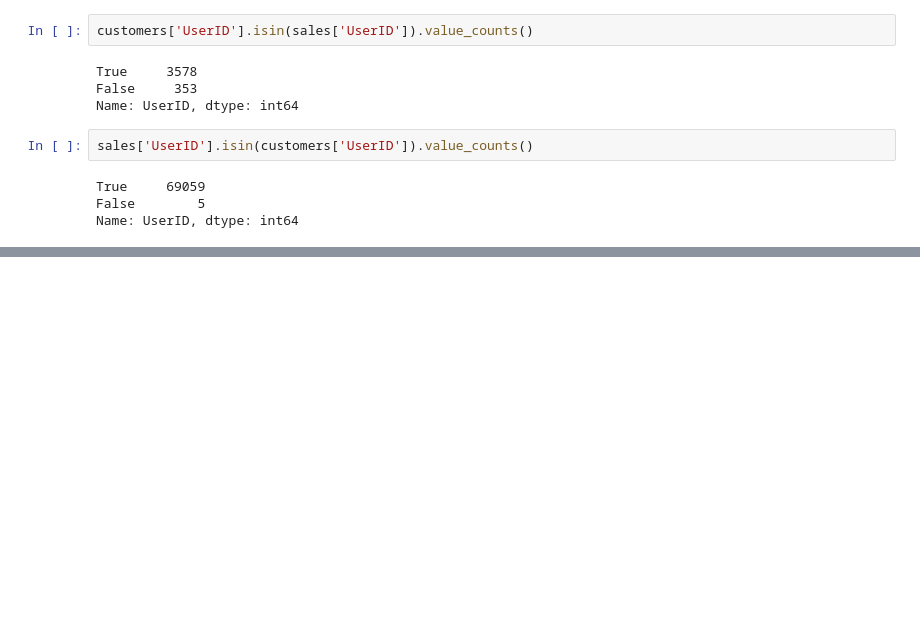
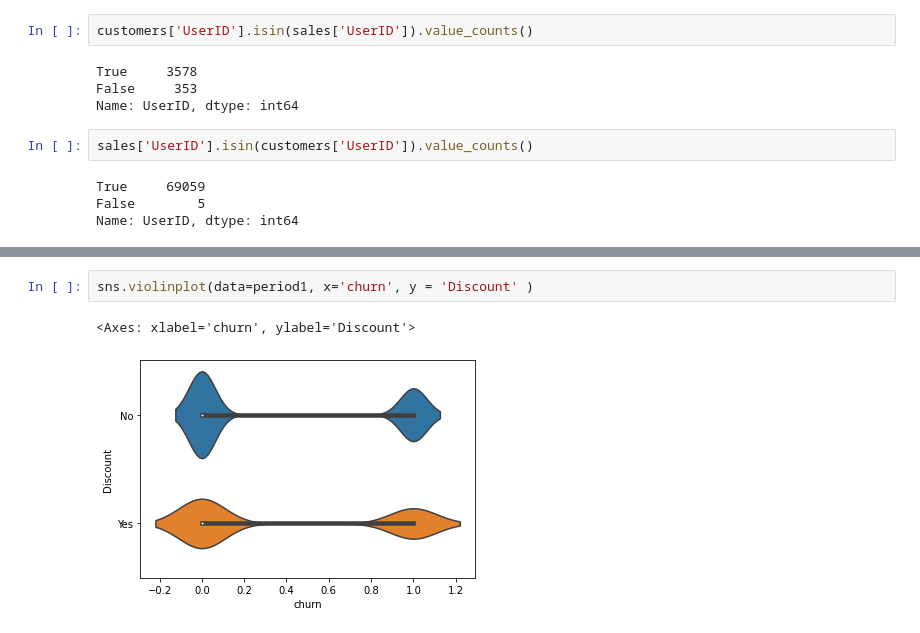
Before and after one commit to itszehrakaya/datathon-preselection-task, a Jupyter notebook: churn-model.ipynb, the cells around one changed output, grey strips where cells are left out. Cells and saved outputs as stored; diff of their text form; blank space fills up the shorter version.

```diff
--- a/churn-model.ipynb
+++ b/churn-model.ipynb
@@ -89,0 +151,5 @@ See the caveats in the documentation: https://pandas.pydata.org/pandas-docs/stab
+# %%
+sns.violinplot(data=period1, x='churn', y = 'Discount' )
+# %% [output]
+<Axes: xlabel='churn', ylabel='Discount'>
+[figure, added]
```
Also changed, not shown: parts of 36 cells of this notebook, 2 other files.
